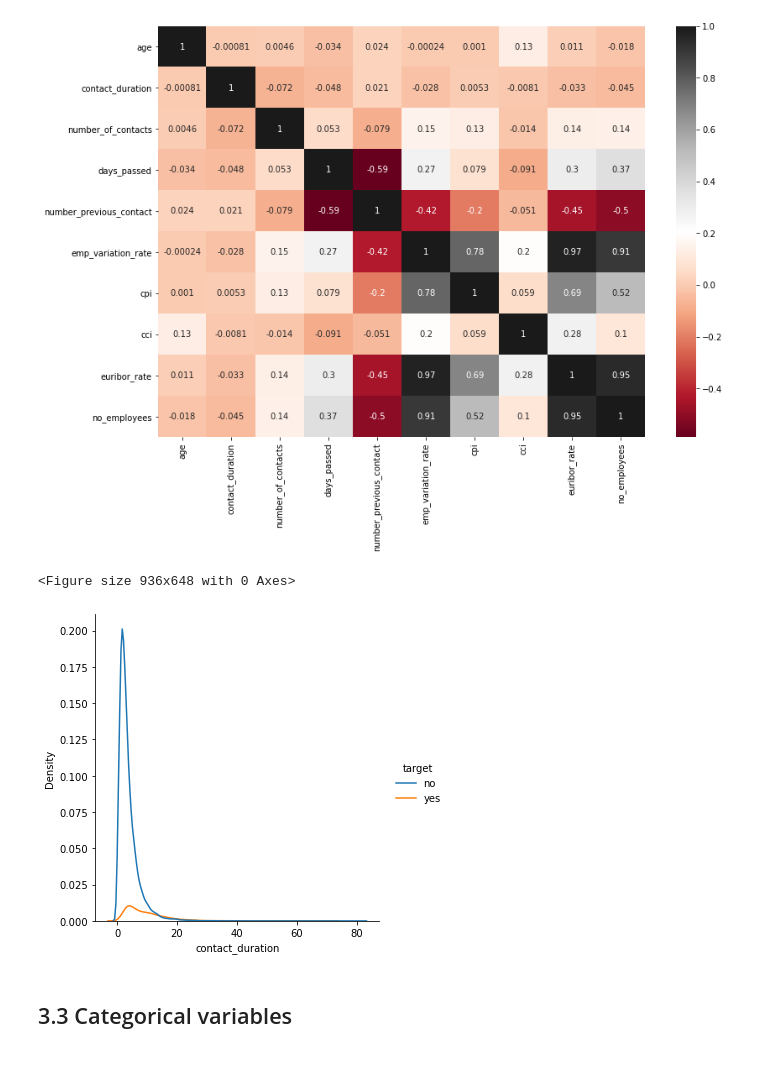
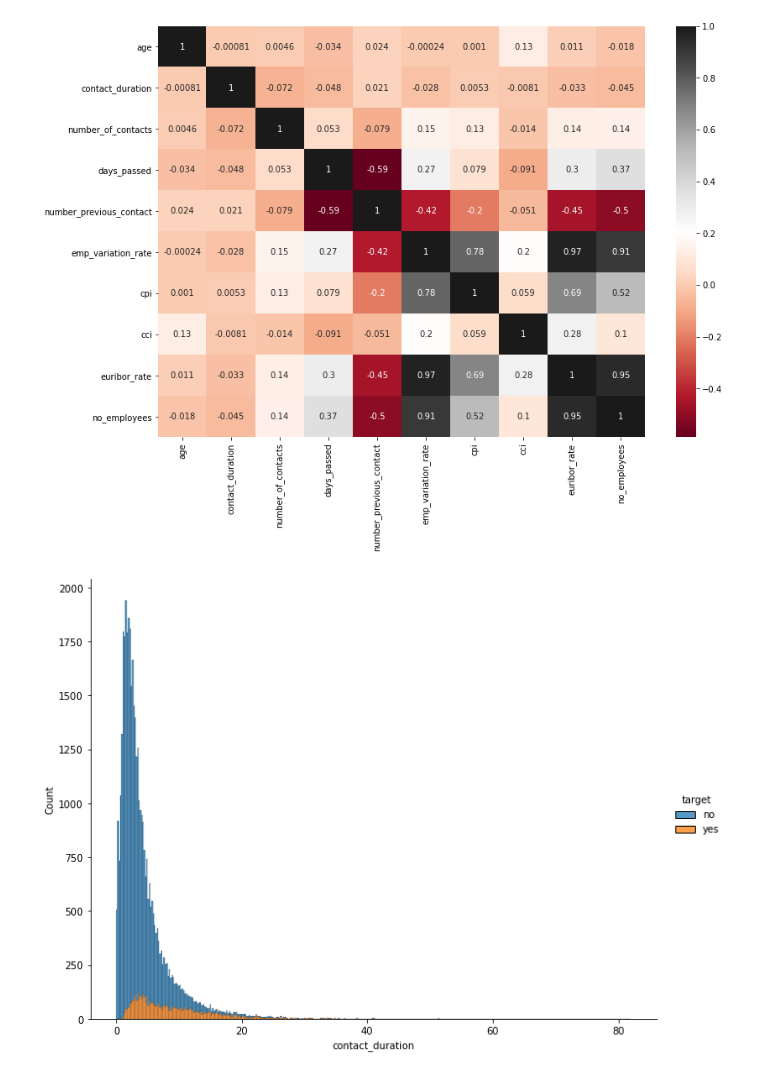
Before and after one commit to zatkopatrik/authentic-data-science, a Jupyter notebook: Jupyter_notebooks/3. Data-Visualization/3_4_13 Bivariate Analysis with Seaborn.ipynb, the cells around one changed output. Drawn from its saved outputs; the diff is of its cells as text; code cells hidden in the pictures.

Commit message:
Editing tasks

```diff
--- a/Jupyter_notebooks/3. Data-Visualization/3_4_13 Bivariate Analysis with Seaborn.ipynb
+++ b/Jupyter_notebooks/3. Data-Visualization/3_4_13 Bivariate Analysis with Seaborn.ipynb
@@ -393,11 +393,14 @@ sns.heatmap(data_corr,
            annot = True);
 # %% [output]
 [figure]
-# %%
-plt.figure(figsize = (13,9))
-sns.displot(data = data, x='contact_duration', hue = 'target', kind = 'kde');
-# %% [output]
-<Figure size 936x648 with 0 Axes>
-[figure, removed]
-# %% [markdown]
-## 3.3 Categorical variables
+# %%
+# TASK >>> Create a histogram of 'contact_duration' based on 'target' variable
+#      >>> Set parameter: multiple = 'stack'
+#      >>> Set parameters: height = 7, aspect = 1.3
+sns.displot(data = data, x='contact_duration',
+            hue = 'target',
+            multiple="stack",
+            height = 7,
+            aspect = 1.3);
+# %% [output]
+[figure, added]
```
Also changed, not shown: parts of 14 cells of this notebook.
